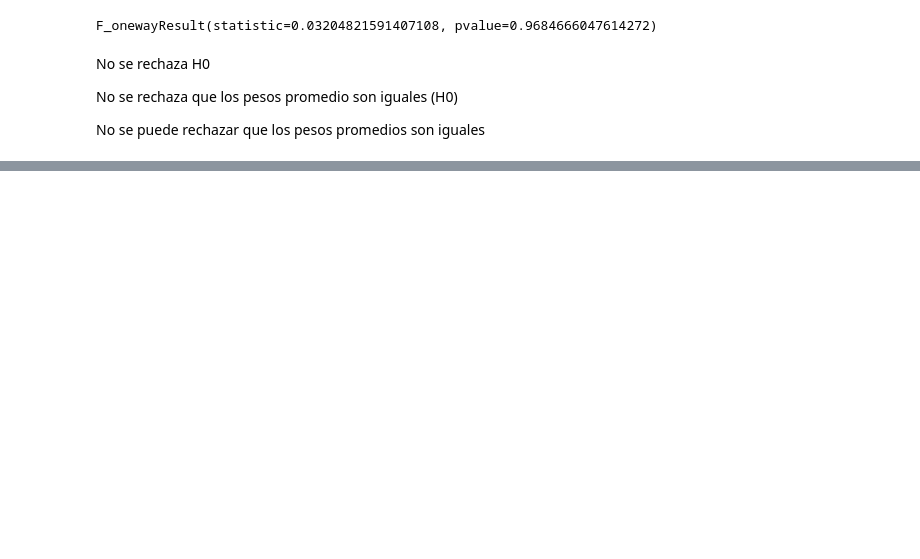
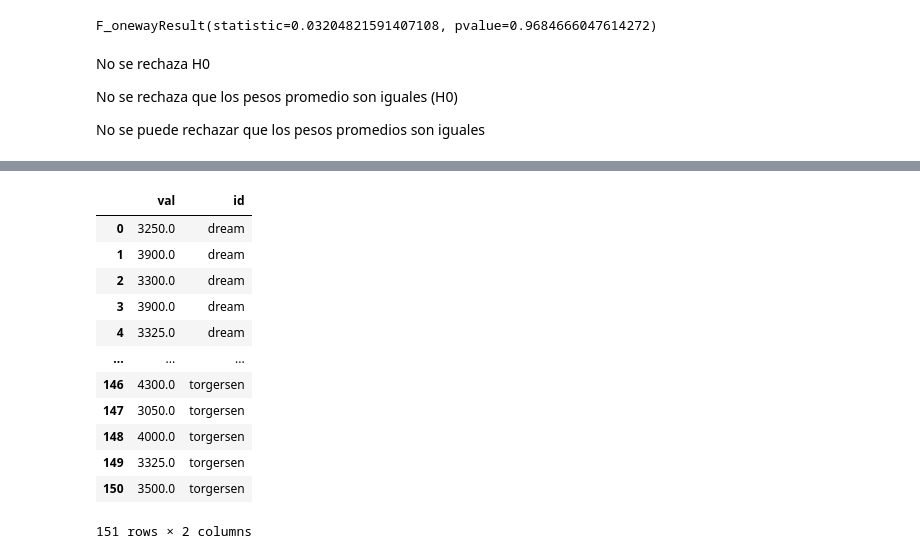
Before and after one commit to xalejandrow/hypothesis-testing-exercises-project-with-python, a Jupyter notebook: Palmer_Penguins_Analysis_copy.ipynb, the cells around one changed output, grey strips where cells are left out. Drawn from its saved outputs; the diff is of its cells as text; code cells hidden in the pictures; blank space fills up the shorter version.

```diff
--- a/Palmer_Penguins_Analysis_copy.ipynb
+++ b/Palmer_Penguins_Analysis_copy.ipynb
@@ -197,0 +268,16 @@ fig.show()
+# %%
+df_adelie
+# %% [output]
+|  | val | id |
+| 0 | 3250.0 | dream |
+| 1 | 3900.0 | dream |
+| 2 | 3300.0 | dream |
+| 3 | 3900.0 | dream |
+| 4 | 3325.0 | dream |
+| ... | ... | ... |
+| 146 | 4300.0 | torgersen |
+| 147 | 3050.0 | torgersen |
+| 148 | 4000.0 | torgersen |
+| 149 | 3325.0 | torgersen |
+| 150 | 3500.0 | torgersen |
+151 rows × 2 columns
```
Also changed, not shown: parts of 12 cells of this notebook.
